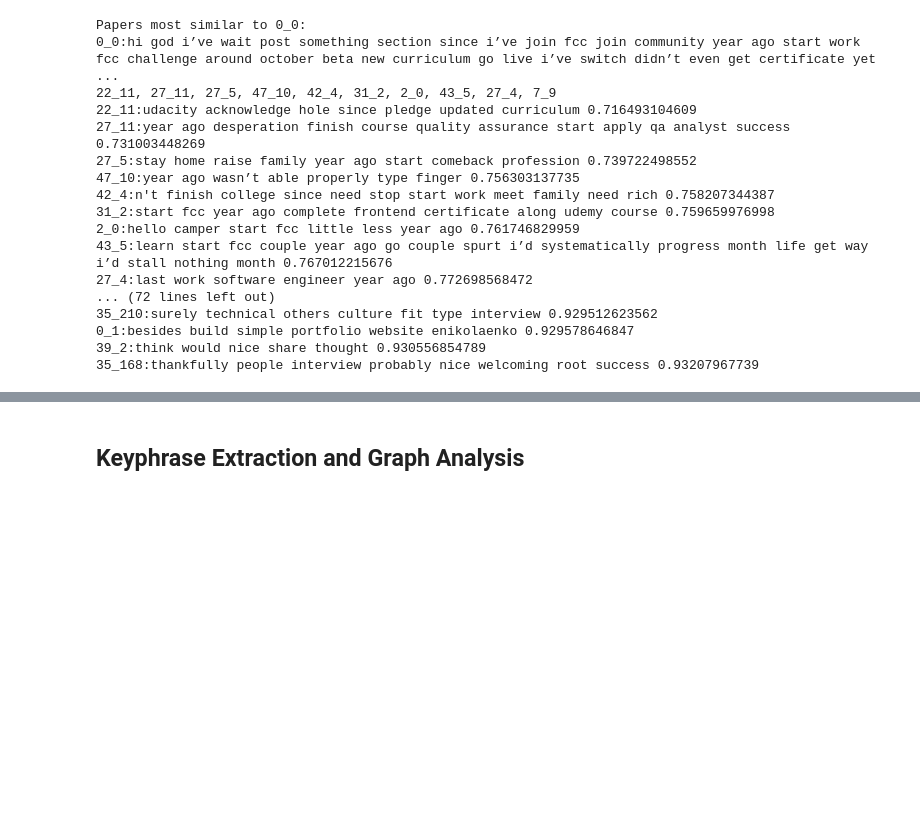
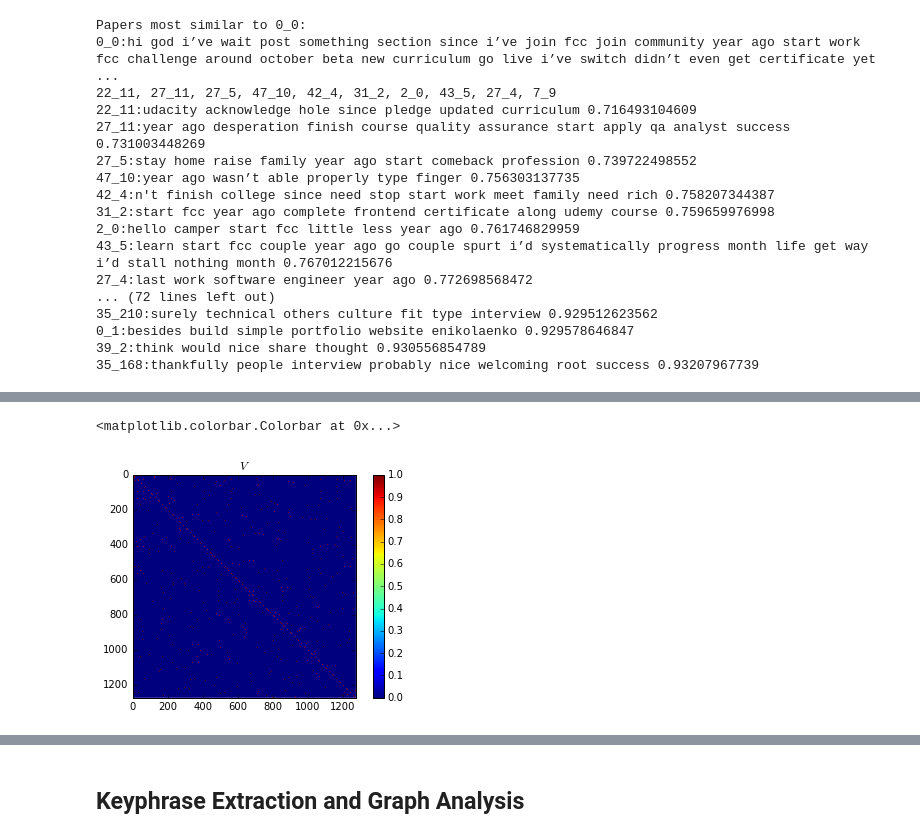
Before and after one commit to evaristoc/textatool, a Jupyter notebook: py/testsANDanalysesNB.ipynb, the cells around one changed output, grey strips where cells are left out. Saved outputs shown, nothing was run; the diff lists cells and outputs as text; code cells hidden in the pictures; blank space fills up the shorter version.

```diff
--- a/py/testsANDanalysesNB.ipynb
+++ b/py/testsANDanalysesNB.ipynb
@@ -991,0 +1170,15 @@ Papers most similar to 0_0:
+# %%
+count = 0
+for paper in clusterdist_df.columns:
+    count += 1
+    sim_papers_df = clusterdist_df.sort(columns=paper, ascending=False)[paper]
+    #print(sim_papers_df)
+    sim_papers = sim_papers_df.index
+    clusterdist_df.loc[paper, paper] = 1.0
+    clusterdist_df.loc[sim_papers[:10],sim_papers[:10]] = 1.0
+    clusterdist_df.loc[sim_papers[10:],sim_papers[:10]] = 0.0
+    clusterdist_df.loc[sim_papers[:10],sim_papers[10:]] = 0.0
+print(count)
+clusterdist_df
+#clusterdist_df = clusterdist_df.sort(ascending=False)
+#clusterdist_df
@@ -991,0 +1265,5 @@ Papers most similar to 0_0:
+# %%
+p = '49_15'
+test_papers_df = clusterdist_df.sort(columns=p, ascending=False)[p]
+t_papers = test_papers_df.index
+test_papers_df.iloc[:10],t_papers[:10]
@@ -991,0 +1285,11 @@ Papers most similar to 0_0:
+# %%
+plt.imshow(clusterdist_df, interpolation='none')
+ax = plt.gca()
+#plt.xticks(list(range(len(v_df.columns.values))))
+#plt.yticks(list(range(len(v_df.index.values))))
+plt.title("$V$")
+#ax.set_xticklabels(v_df.columns.values, rotation=90)
+plt.colorbar()
+# %% [output]
+<matplotlib.colorbar.Colorbar at 0x...>
+[figure, added]
```
Also changed, not shown: parts of 65 cells of this notebook.
